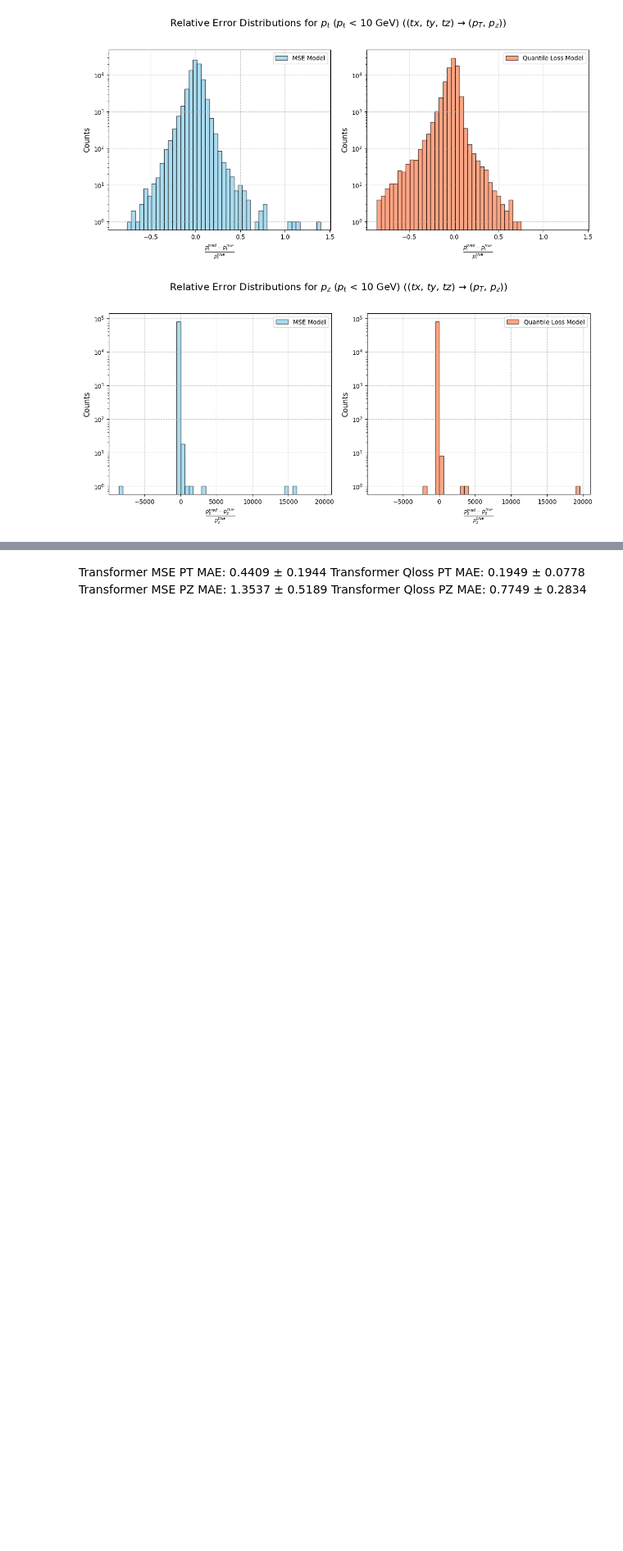
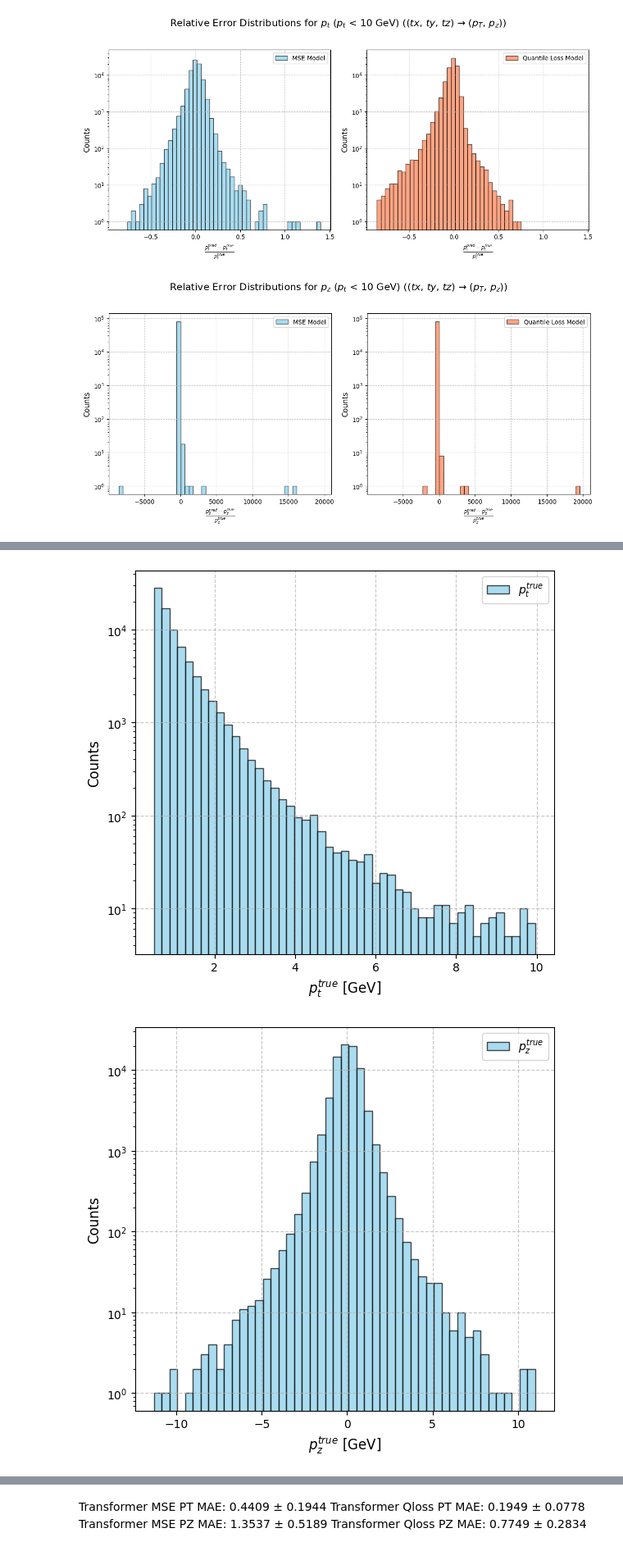
Before and after one commit to CouthuresJeremy/TrackFormer, a Jupyter notebook: dataanalysis.ipynb, the cells around one changed output, grey strips where cells are left out. Shown at 82% size. Cells and saved outputs as stored; diff of their text form; code cells hidden in the pictures; blank space fills up the shorter version.

```diff
--- a/dataanalysis.ipynb
+++ b/dataanalysis.ipynb
@@ -2259,7 +2081,7 @@ bad_tracks_q[i][0]
 # %%
 def plot_alone_pi():
     for var_index, var in enumerate(target_labels):
-        pi_true_list = np.array(p_true_list)[:, var_index]
+        pi_true_values = np.array(p_true_list)[:, var_index]
         title = f"${var}^{{true}}$"
         true_label = f"${var}^{{true}}$"
         pred_label = f"${var}^{{pred}}$"
@@ -2267,36 +2089,39 @@ def plot_alone_pi():
         filename = f"{var}_true.png"
         filename = output_dir / filename
 
         # Plot pt_true and pt_pred
         plt.figure(figsize=(6, 6))
 
         bins = np.linspace(
-            min(pi_true_list),
-                max(pi_true_list),
+            min(pi_true_values),
+                max(pi_true_values),
             50,
         )
 
         plt.hist(
-            pi_true_list,
+            pi_true_values,
             bins=bins,
             alpha=0.7,
             label=true_label,
             color="skyblue",
             edgecolor="black",
         )
         plt.xlabel(xlabel, fontsize=12)
         plt.ylabel("Counts", fontsize=12)
         plt.yscale("log")
         plt.grid(True, linestyle="--", alpha=0.7)
         # plt.title(title)
         plt.legend()
 
         plt.tight_layout(rect=[0, 0.03, 1, 0.95])
         plt.savefig(filename, format="png")
         plt.show()
 
 
 plot_alone_pi()
+# %% [output]
+[figure, added]
+[figure, added]
 # %%
 def plot_pi():
     for var_index, var in enumerate(target_labels):
```
Also changed, not shown: parts of 20 cells of this notebook.
